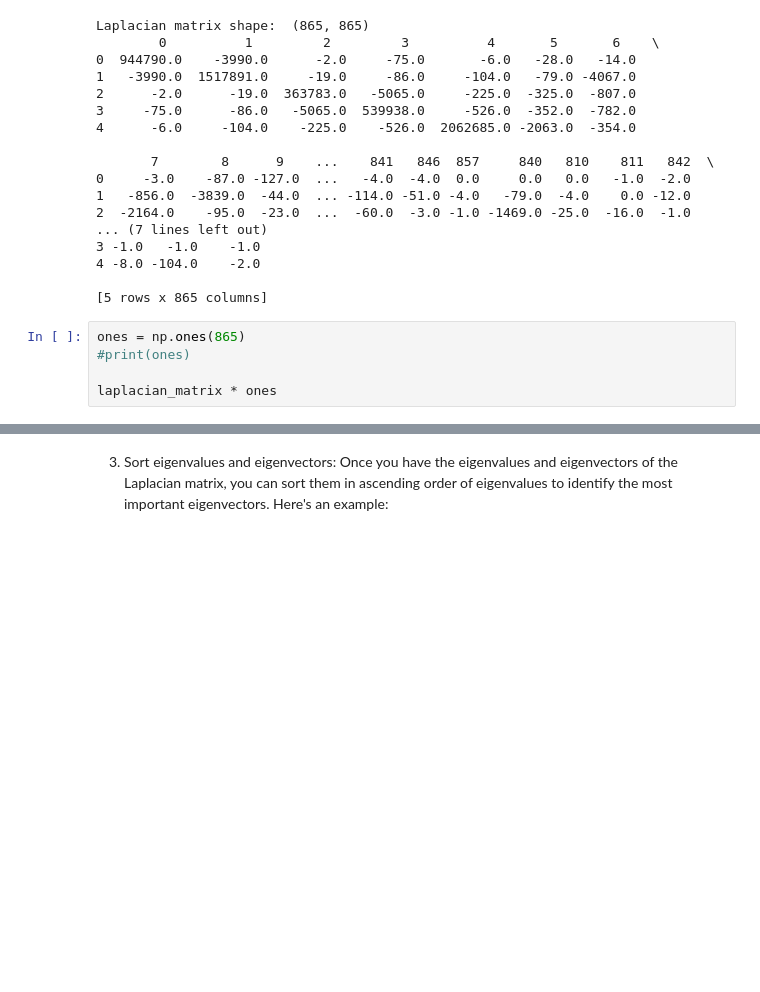
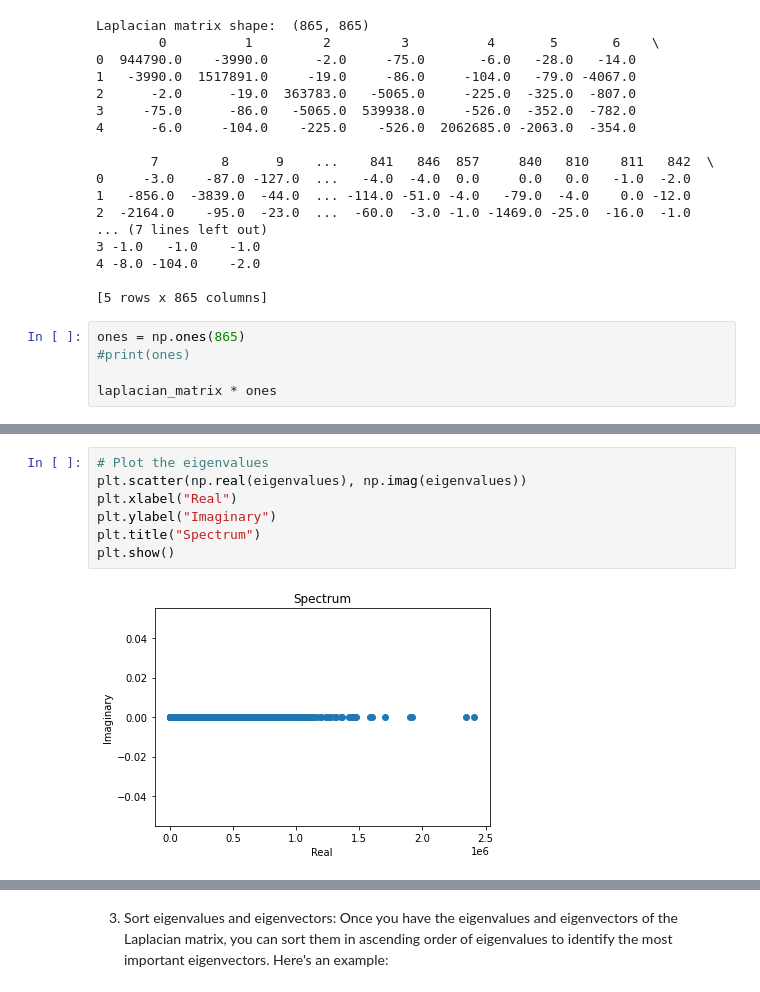
Before and after one commit to MarciaFG/scimobility, a Jupyter notebook: LaplacianMatrix.ipynb, the cells around one changed output, grey strips where cells are left out. Drawn from its saved outputs; the diff is of its cells as text; blank space fills up the shorter version.

```diff
--- a/LaplacianMatrix.ipynb
+++ b/LaplacianMatrix.ipynb
@@ -177,0 +167,9 @@ Laplacian eigenvalues:  [-4.64757642e-11  6.76135336e+02  9.99638239e+02  1.4684
+# %%
+# Plot the eigenvalues
+plt.scatter(np.real(eigenvalues), np.imag(eigenvalues))
+plt.xlabel("Real")
+plt.ylabel("Imaginary")
+plt.title("Spectrum")
+plt.show()
+# %% [output]
+[figure, added]
```
Also changed, not shown: parts of 29 cells of this notebook.
